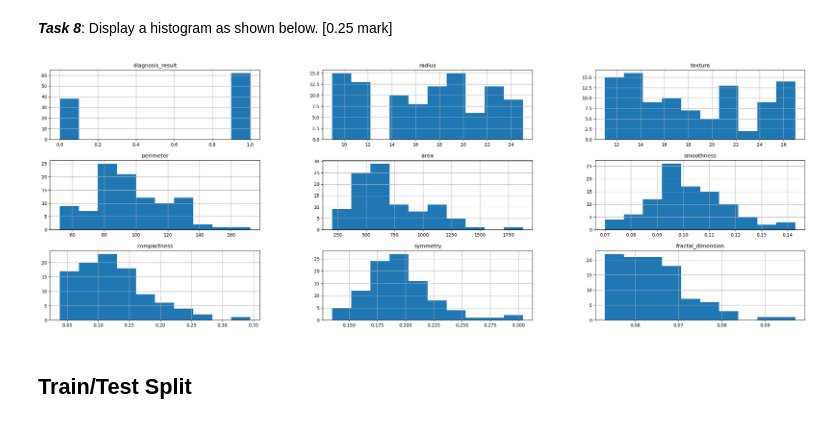
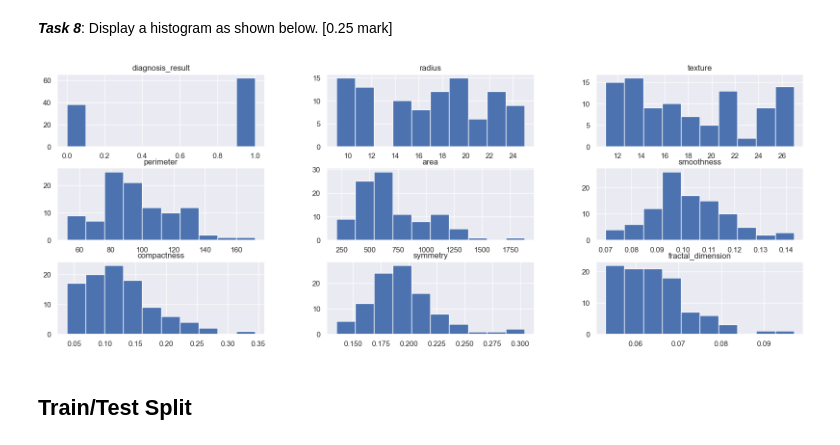
Before and after one commit to dannguyen99/COMP8220, a Jupyter notebook: Assessed Task 2 Specification-20230415/ass-2-spec.ipynb, the cells around one changed output. Saved outputs shown, nothing was run; the diff lists cells and outputs as text; code cells hidden in the pictures.

```diff
--- a/Assessed Task 2 Specification-20230415/ass-2-spec.ipynb
+++ b/Assessed Task 2 Specification-20230415/ass-2-spec.ipynb
@@ -134,0 +131,5 @@ dtype: int64
+# %%
+# Your code goes here.
+sns.set(rc={"figure.figsize":(8, 8)})
+sns.heatmap(df.corr(), cmap='Greens', annot=True)
+plt.show()
@@ -136,8 +139,10 @@ dtype: int64
 ***Task 8***: Display a histogram as shown below. [0.25 mark]
 # %%
 # Your code goes here.
+df.hist( figsize=(20, 7))
+plt.show()
 # %% [output]
-[figure, old version]
+[figure, new version]
 # %% [markdown]
 ## Train/Test Split
 # %% [markdown]
```
Also changed, not shown: parts of 20 cells of this notebook, 2 other files.
